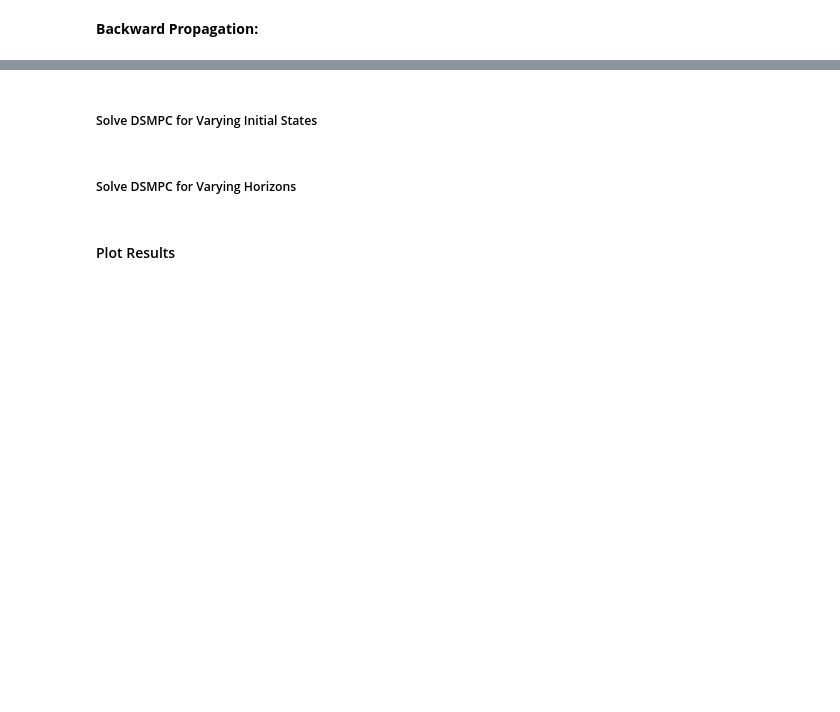
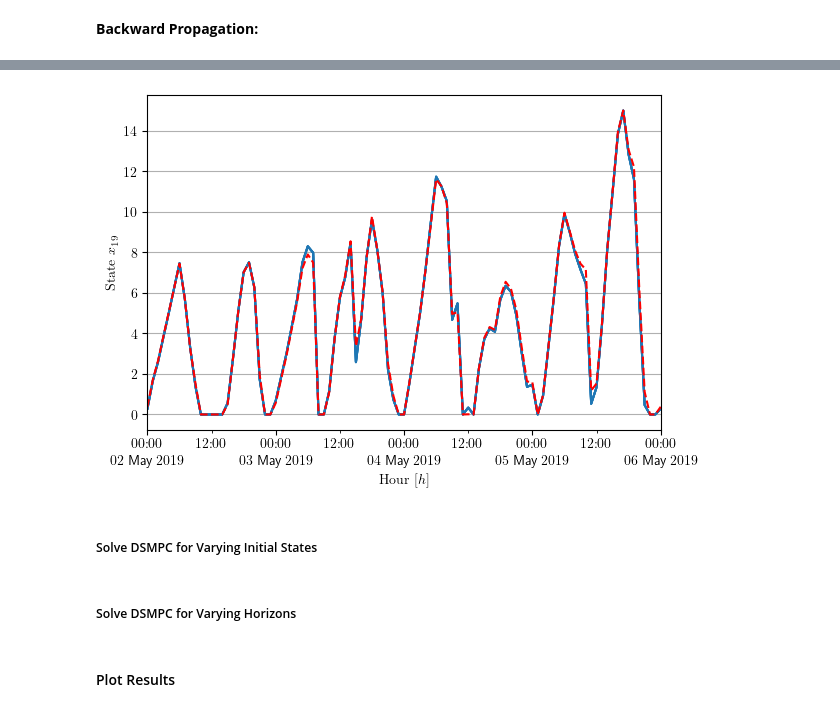
Before and after one commit to Gedlex/time-varying-RHGs, a Jupyter notebook: empc_DSMPC.ipynb, the cells around one changed output, grey strips where cells are left out. Saved outputs shown, nothing was run; the diff lists cells and outputs as text; code cells hidden in the pictures; blank space fills up the shorter version.

```diff
--- a/empc_DSMPC.ipynb
+++ b/empc_DSMPC.ipynb
@@ -431,3 +435,43 @@ fig.savefig(f"figures/figure_dual_variable_{idx}_periodic_sol.pdf", bbox_inches=
+# %%
+# Set font style
+plt.rcParams['text.usetex'] = True
+
+# Create dates vector and get state related dual variables
+idx = 19
+dates = np.hstack([params_p.ctrl.start_date + pd.Timedelta(hours = h) for h in range(T+1)])
+
+# Create figure
+fig, ax = plt.subplots(1, 1, figsize=(6, 4), layout='constrained')
+
+# Plot multipliers
+for i in [1,2,3,4]:
+    ax.plot(dates, x_inf[i*T:(i+1)*T+1,idx], ls='-', color='tab:blue', label='Periodic Multipliers from Infinite-Horizon Optimization' if i == 1 else None)
+ax.plot(dates, x_p[:,idx].T, ls='--', color='red', label='Multipliers from Periodic Opimization')
+
+# Add labels and title
+ax.set_xlabel(r'\rmfamily{Hour} $[h]$')
+ax.set_ylabel(r'\rmfamily{State} $x_{' + str(idx) + r'}$')
+
+# Set major and minor ticks
+plt.rcParams['timezone'] = dates[0].tz.zone
+ax.xaxis.set_major_locator(mdates.DayLocator(interval=1))
+ax.xaxis.set_minor_locator(mdates.HourLocator(byhour=[12]))
+ax.xaxis.set_major_formatter(mdates.DateFormatter(r'%H:%M\\%d %b %Y'))
+ax.xaxis.set_minor_formatter(mdates.DateFormatter(r'%H:%M'))
+ax.yaxis.set_major_locator(ticker.MultipleLocator(base=2, offset=0))
+ax.tick_params(axis="x", which="minor", pad=ax.xaxis.get_tick_padding())
+
+# Set limits
+plt.autoscale(enable=True, axis='x', tight=True)
+
+# Set grid
+ax.yaxis.grid(True)
+ax.xaxis.grid(False)
+
+# Export figure
+fig.savefig(f"figures/figure_trajectory_of_state_{idx}_inf_p.pdf", bbox_inches='tight', pad_inches=0.1)
+# %% [output]
+[figure, added]
 # %% [markdown]
 ##### Solve DSMPC for Varying Initial States
 # %%
```
Also changed, not shown: parts of 24 cells of this notebook, 13 other files.
